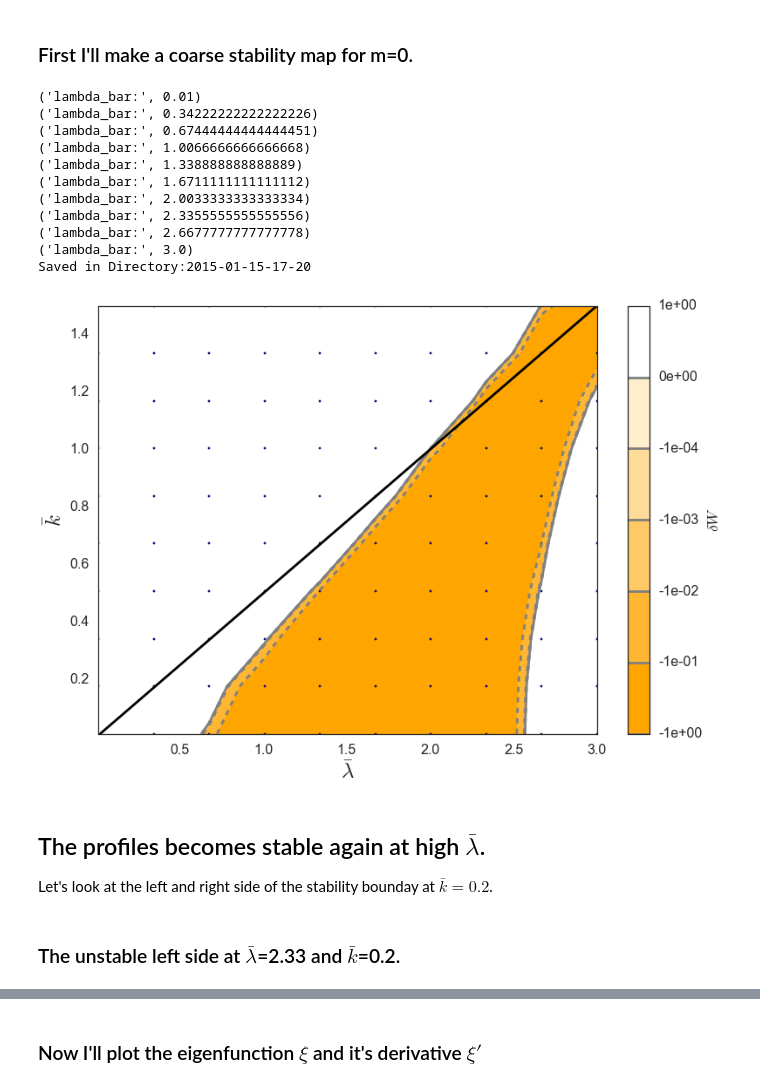
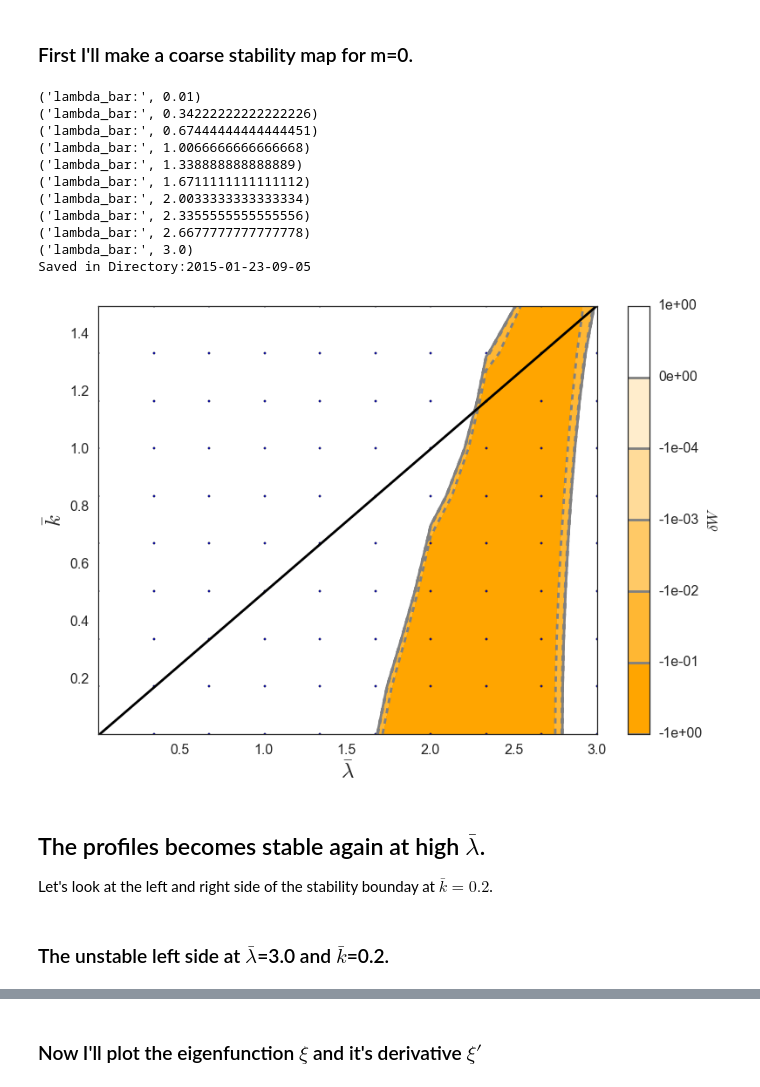
Before and after one commit to jensv/fluxtubestability, a Jupyter notebook: ipython_notebooks/looking_at_discontinous_parts_of_stability_of_maps.ipynb, the cells around one changed output, grey strips where cells are left out. Drawn from its saved outputs; the diff is of its cells as text; code cells hidden in the pictures.

```diff
--- a/ipython_notebooks/looking_at_discontinous_parts_of_stability_of_maps.ipynb
+++ b/ipython_notebooks/looking_at_discontinous_parts_of_stability_of_maps.ipynb
@@ -42,9 +42,8 @@ sns.set_context('poster')
 ### First I'll make a coarse stability map for m=0.
 # %%
 (lambda_a_mesh, k_a_mesh,
- stability_maps) = scs.scan_lambda_k_space([0.01, 3., 10], [0.01, 1.5, 10], xi_factor=1.0,
-                                           magnetic_potential_energy_ratio=1.0, epsilon=1.0,
-                                           core_radius_norm=0.7, transition_width_norm=0.1, skin_width_norm=0.1)
+ stability_maps) = scs.scan_lambda_k_space([0.01, 3.0, 10], [0.01, 1.5, 10], xi_factor=1.0,
+                                           magnetic_potential_energy_ratio=1.0, epsilon=1.0)
 # %% [output]
 ('lambda_bar:', 0.01)
 ('lambda_bar:', 0.34222222222222226)
@@ -56,14 +55,15 @@ sns.set_context('poster')
 ('lambda_bar:', 2.3355555555555556)
 ('lambda_bar:', 2.6677777777777778)
 ('lambda_bar:', 3.0)
-Saved in Directory:2015-01-15-17-20
+Saved in Directory:2015-01-23-09-05
 # %%
-plot.plot_lambda_k_space_dw('../../output/2015-01-13-16-21/meshes.npz', 'ep12-m1', show_points=True, mode_to_plot='m_0', levels=[-1, -1e-1, -1e-2, -1e-3, -1e-4, 0, 1])
+plot.plot_lambda_k_space_dw('../../output/2015-01-23-09-05/meshes.npz', 'ep12-m1', show_points=True, mode_to_plot='m_0', levels=[-1, -1e-1, -1e-2, -1e-3, -1e-4, 0, 1],
+                            bounds=(1.5,3.0))
 # %% [output]
-[figure, old version]
+[figure, new version]
 # %% [markdown]
 ## The profiles becomes stable again at high $\bar{\lambda}$.
 Let's look at the left and right side of the stability bounday at $\bar{k}=0.2$.
 # %% [markdown]
-### The unstable left side at $\bar{\lambda}$=2.33 and $\bar{k}$=0.2.
+### The unstable left side at $\bar{\lambda}$=3.0 and $\bar{k}$=0.2.
 # %%
```
Also changed, not shown: parts of 49 cells of this notebook.
